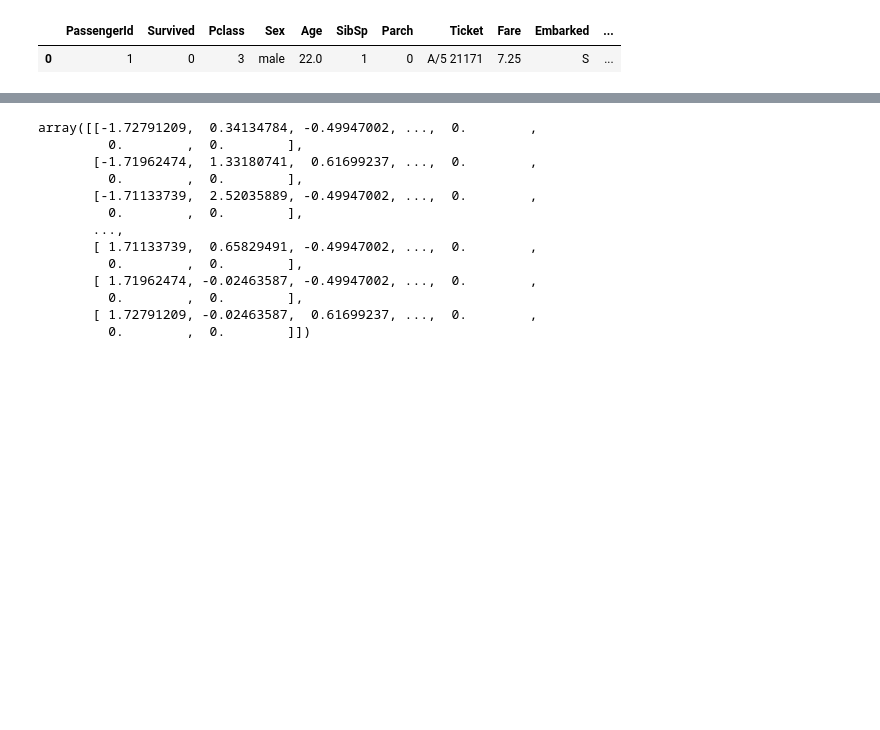
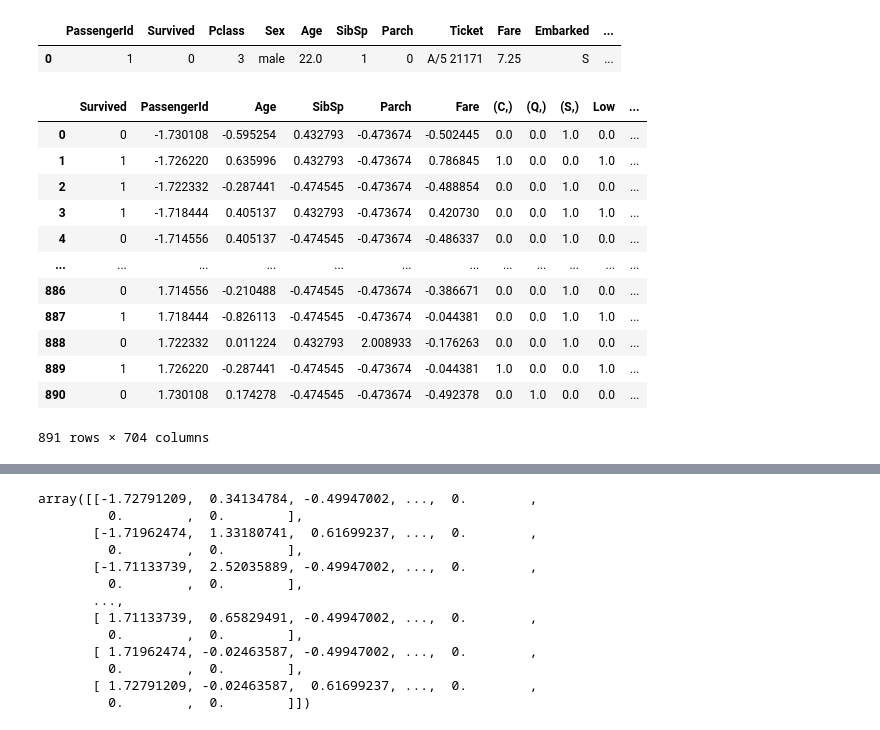
Before and after one commit to LozinskiMatthew/Titanic-DL-Kaggle_Competition, a Jupyter notebook: KaggleTitanic.ipynb, the cells around one changed output, grey strips where cells are left out. Drawn from its saved outputs; the diff is of its cells as text; code cells hidden in the pictures; blank space fills up the shorter version.

```diff
--- a/KaggleTitanic.ipynb
+++ b/KaggleTitanic.ipynb
@@ -644,3 +651,19 @@ final_test_data = pd.concat([test_data.drop(['Pclass', 'Sex', 'Ticket', 'Embarke
+# %%
+final_train_data
+# %% [output]
+|  | Survived | PassengerId | Age | SibSp | Parch | Fare | (C,) | (Q,) | (S,) | Low | ... |
+| 0 | 0 | -1.730108 | -0.595254 | 0.432793 | -0.473674 | -0.502445 | 0.0 | 0.0 | 1.0 | 0.0 | ... |
+| 1 | 1 | -1.726220 | 0.635996 | 0.432793 | -0.473674 | 0.786845 | 1.0 | 0.0 | 0.0 | 1.0 | ... |
+| 2 | 1 | -1.722332 | -0.287441 | -0.474545 | -0.473674 | -0.488854 | 0.0 | 0.0 | 1.0 | 0.0 | ... |
+| 3 | 1 | -1.718444 | 0.405137 | 0.432793 | -0.473674 | 0.420730 | 0.0 | 0.0 | 1.0 | 1.0 | ... |
+| 4 | 0 | -1.714556 | 0.405137 | -0.474545 | -0.473674 | -0.486337 | 0.0 | 0.0 | 1.0 | 0.0 | ... |
+| ... | ... | ... | ... | ... | ... | ... | ... | ... | ... | ... | ... |
+| 886 | 0 | 1.714556 | -0.210488 | -0.474545 | -0.473674 | -0.386671 | 0.0 | 0.0 | 1.0 | 0.0 | ... |
+| 887 | 1 | 1.718444 | -0.826113 | -0.474545 | -0.473674 | -0.044381 | 0.0 | 0.0 | 1.0 | 1.0 | ... |
+| 888 | 0 | 1.722332 | 0.011224 | 0.432793 | 2.008933 | -0.176263 | 0.0 | 0.0 | 1.0 | 0.0 | ... |
+| 889 | 1 | 1.726220 | -0.287441 | -0.474545 | -0.473674 | -0.044381 | 1.0 | 0.0 | 0.0 | 1.0 | ... |
+| 890 | 0 | 1.730108 | 0.174278 | -0.474545 | -0.473674 | -0.492378 | 0.0 | 1.0 | 0.0 | 0.0 | ... |
+891 rows × 704 columns
 # %%
 train_data.dtypes #SibSp, Pclass, Survived, PassengerId to floats
 final_train_data['SibSp'] =  final_train_data['SibSp'].astype('float64')
```
Also changed, not shown: parts of 9 cells of this notebook.
